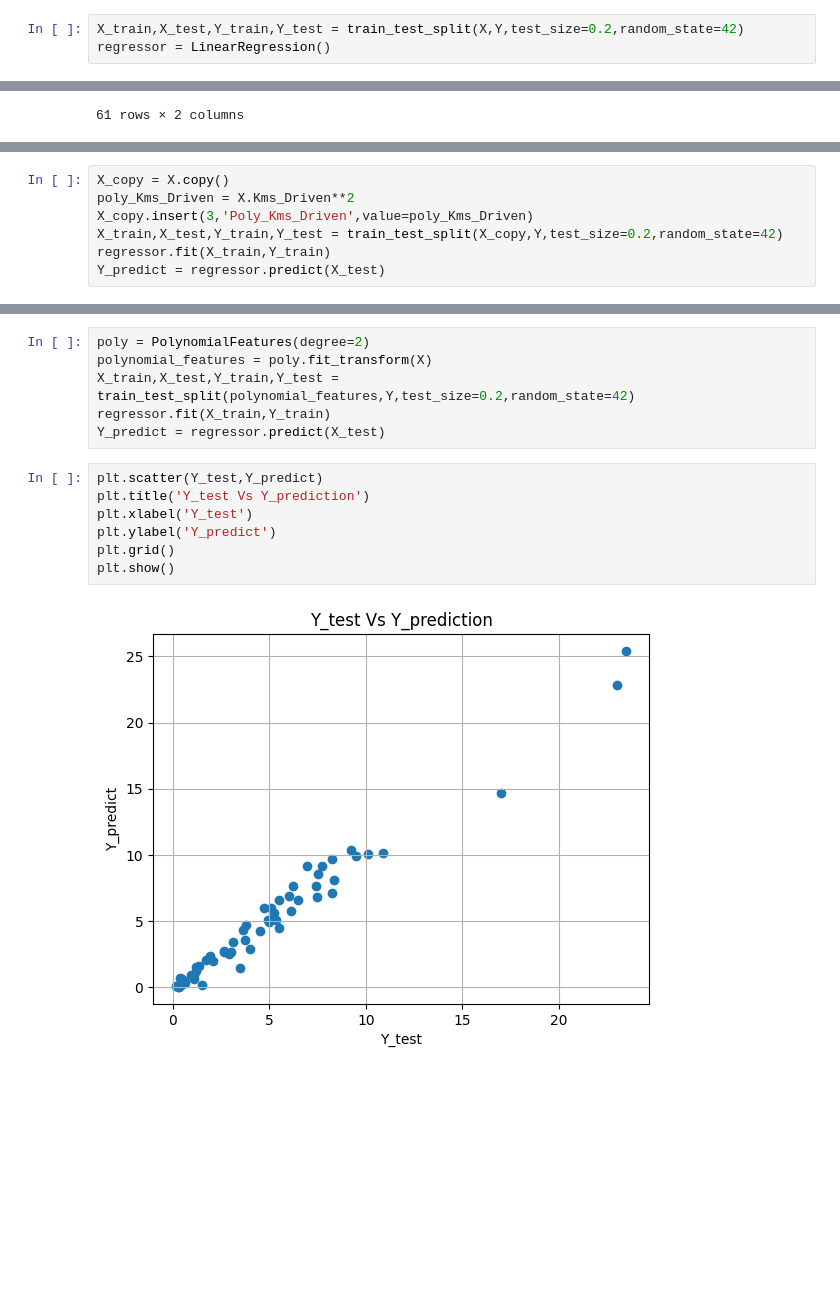
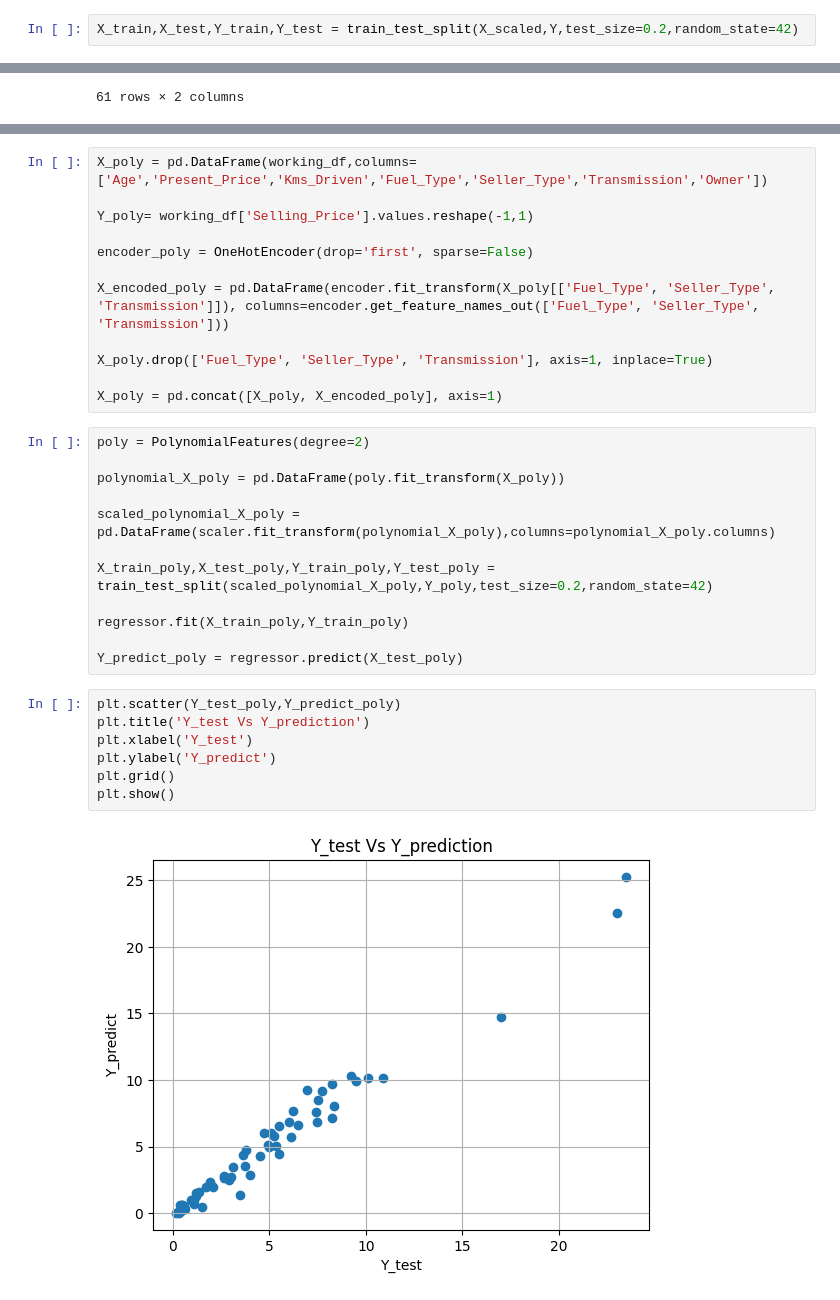
Before and after one commit to sntk-76/car-price-estimation-, a Jupyter notebook: car_estimation_price.ipynb, the cells around one changed output, grey strips where cells are left out. Drawn from its saved outputs; the diff is of its cells as text; blank space fills up the shorter version.

```diff
--- a/car_estimation_price.ipynb
+++ b/car_estimation_price.ipynb
@@ -151,6 +161,5 @@ print(grid_search.best_params_)
 # %%
-X_train,X_test,Y_train,Y_test = train_test_split(X,Y,test_size=0.2,random_state=42)
-regressor = LinearRegression()
+X_train,X_test,Y_train,Y_test = train_test_split(X_scaled,Y,test_size=0.2,random_state=42)
 # %%
 regressor.fit(X_train,Y_train)
 result_2 = regressor.score(X_test,Y_test)
@@ -224,7 +232,0 @@ R2 Score:  0.8489813024897566
-# %%
-X_copy = X.copy()
-poly_Kms_Driven = X.Kms_Driven**2
-X_copy.insert(3,'Poly_Kms_Driven',value=poly_Kms_Driven)
-X_train,X_test,Y_train,Y_test = train_test_split(X_copy,Y,test_size=0.2,random_state=42)
-regressor.fit(X_train,Y_train)
-Y_predict = regressor.predict(X_test)
@@ -275,18 +303,36 @@ R2 Score:  0.8306397726656171
+# %%
+X_poly = pd.DataFrame(working_df,columns=['Age','Present_Price','Kms_Driven','Fuel_Type','Seller_Type','Transmission','Owner'])
+
+Y_poly= working_df['Selling_Price'].values.reshape(-1,1)
+
+encoder_poly = OneHotEncoder(drop='first', sparse=False)
+
+X_encoded_poly = pd.DataFrame(encoder.fit_transform(X_poly[['Fuel_Type', 'Seller_Type', 'Transmission']]), columns=encoder.get_feature_names_out(['Fuel_Type', 'Seller_Type', 'Transmission']))
+
+X_poly.drop(['Fuel_Type', 'Seller_Type', 'Transmission'], axis=1, inplace=True)
+
+X_poly = pd.concat([X_poly, X_encoded_poly], axis=1)
 # %%
 poly = PolynomialFeatures(degree=2)
-polynomial_features = poly.fit_transform(X)
-X_train,X_test,Y_train,Y_test = train_test_split(polynomial_features,Y,test_size=0.2,random_state=42)
-regressor.fit(X_train,Y_train)
-Y_predict = regressor.predict(X_test)
+
+polynomial_X_poly = pd.DataFrame(poly.fit_transform(X_poly))
+
+scaled_polynomial_X_poly = pd.DataFrame(scaler.fit_transform(polynomial_X_poly),columns=polynomial_X_poly.columns)
+
+X_train_poly,X_test_poly,Y_train_poly,Y_test_poly = train_test_split(scaled_polynomial_X_poly,Y_poly,test_size=0.2,random_state=42)
+
+regressor.fit(X_train_poly,Y_train_poly)
+
+Y_predict_poly = regressor.predict(X_test_poly)
 # %%
-plt.scatter(Y_test,Y_predict)
+plt.scatter(Y_test_poly,Y_predict_poly)
 plt.title('Y_test Vs Y_prediction')
 plt.xlabel('Y_test')
 plt.ylabel('Y_predict')
 plt.grid()
 plt.show()
 # %% [output]
-[figure, old version]
+[figure, new version]
 # %%
 intercept = regressor.intercept_
 coefficient = regressor.coef_
```
Also changed, not shown: parts of 21 cells of this notebook, 1 other file.
